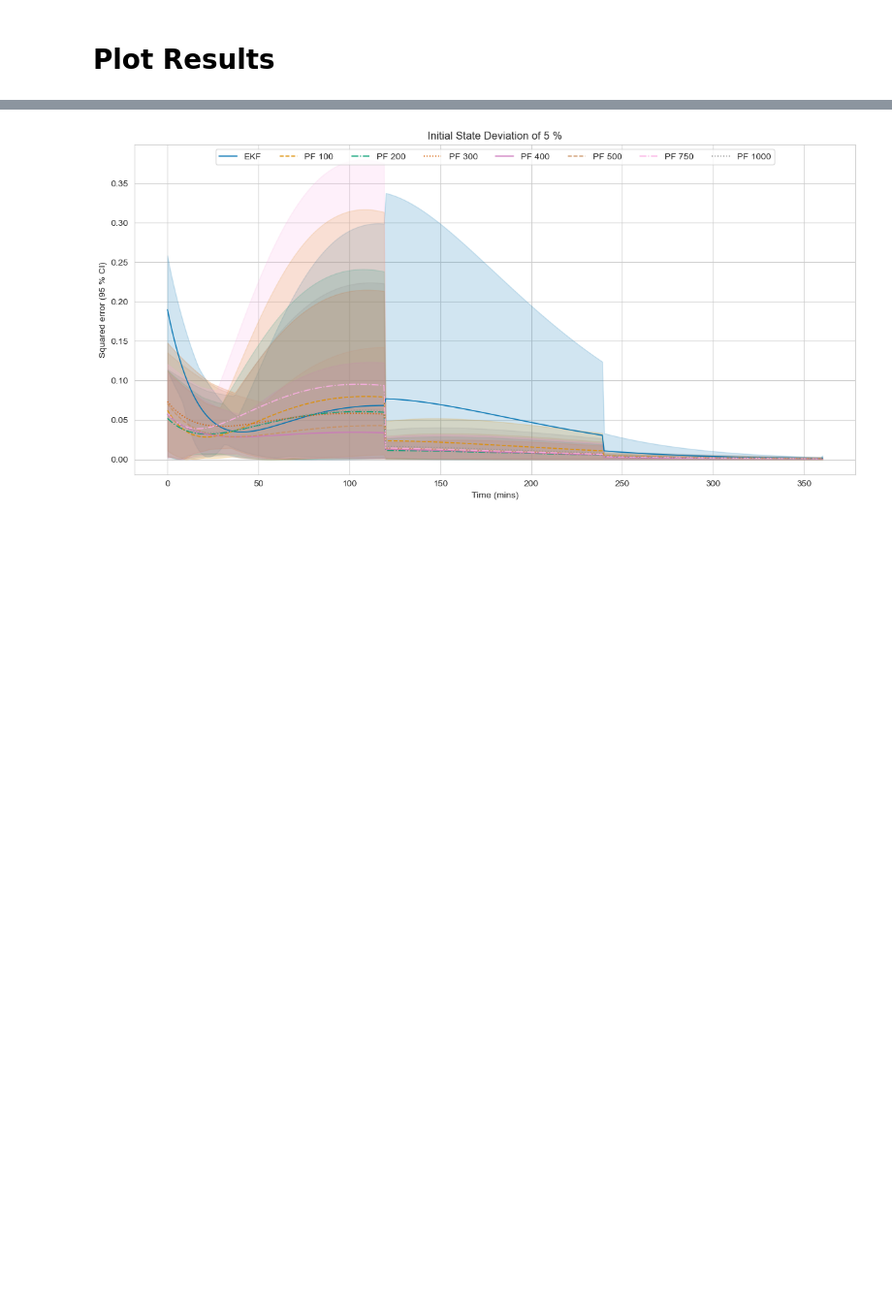
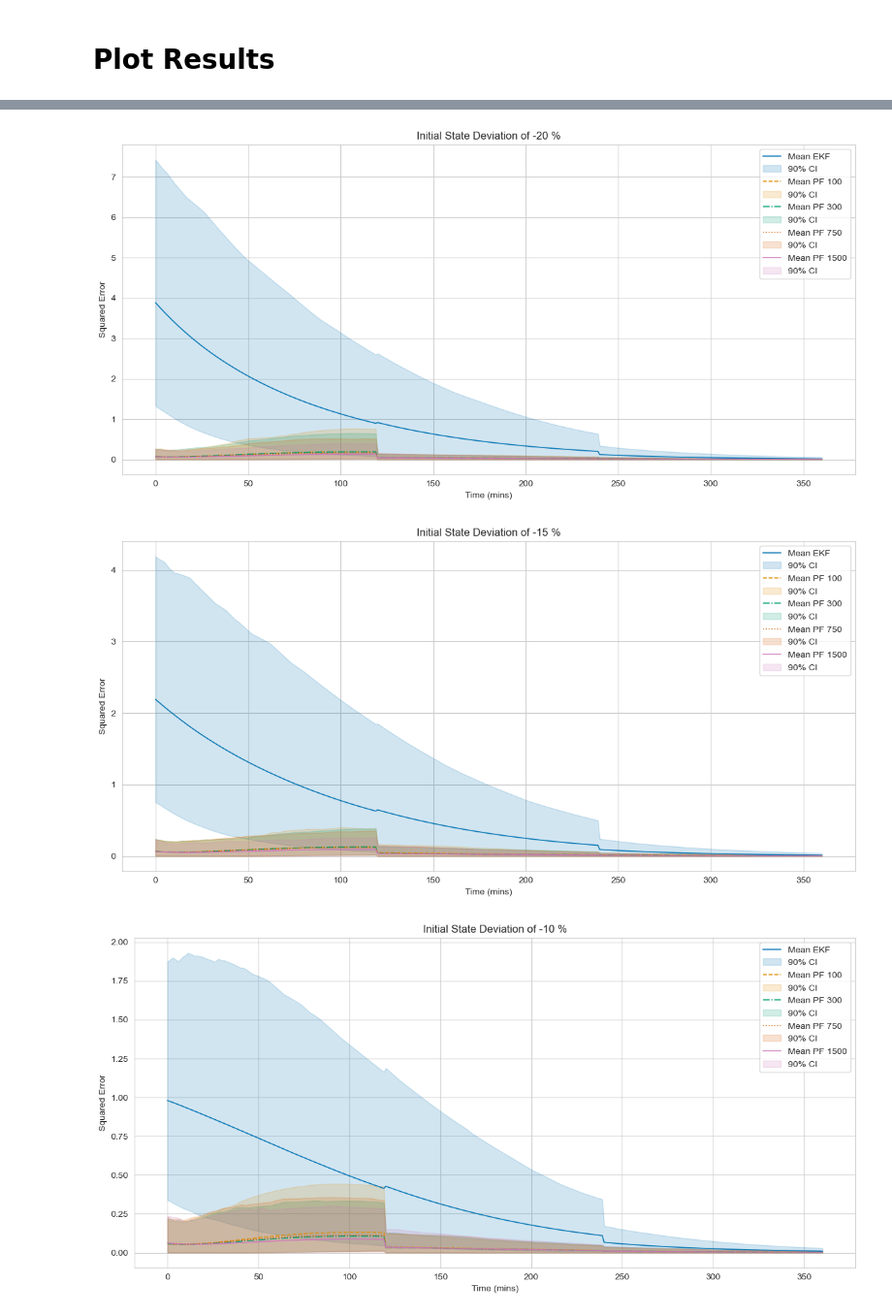
Before and after one commit to mlmulv/Thesis-Code, a Jupyter notebook: notebooks/03_Estimator_Comparison.ipynb, the cells around one changed output, grey strips where cells are left out. Shown at 97% size. Cells and saved outputs as stored; diff of their text form; code cells hidden in the pictures; blank space fills up the shorter version.

```diff
--- a/notebooks/03_Estimator_Comparison.ipynb
+++ b/notebooks/03_Estimator_Comparison.ipynb
@@ -34,6 +34,7 @@ CI = cfg[curr_module]["CI"]
 converge_time = cfg[curr_module]["converge_time"]
 deviations = cfg[curr_module]["deviations"]
 dev_perc = cfg[curr_module]["dev_perc"]
+plot_particles_idx = cfg[curr_module]["plot_particles_idx"]
 num_deviations = len(deviations)
 # %% [markdown]
 # Plot Results
@@ -55,32 +56,42 @@ sns.barplot(df, x="Estimator", y="Time to run (s)", ax=ax)
 # %%
 for j in range(num_deviations):
-    mean_err = np.mean(error_arr_03[j, :, :], axis=1)
-    ci_low = np.percentile(error_arr_03[j, :, :], low_perc, axis=1)
-    ci_high = np.percentile(error_arr_03[j, :, :], high_perc, axis=1)
+    mean_err = np.mean(error_arr_03[j, :, :, :], axis=1)
+    ci_low = np.percentile(error_arr_03[j, :, :, :], low_perc, axis=1)
+    ci_high = np.percentile(error_arr_03[j, :, :, :], high_perc, axis=1)
     time = np.arange(mean_err.shape[1])
-    num_plots = len(filters)  # 5 per subplot
+    num_plots = len(plot_particles_idx)  # 5 per subplot
     num_filters = len(filters)
     palette = sns.color_palette("colorblind", num_filters)
 
     # fig, ax = plt.subplots(2,1, sharex='col', sharey=True, figsize=(12,5))
     fig, ax = plt.subplots(figsize=(12, 6))
 
     for i in range(num_plots):
+        plot_idx = plot_particles_idx[i]
         ax.plot(
             time,
-            mean_err[i],
+            mean_err[plot_idx],
             color=palette[i],
             linewidth=1.2,
             alpha=0.95,
             linestyle=["-", "--", "-.", ":"][i % 4],
-            label=f"{filters[i]}",
+            label=f"Mean {filters[plot_idx]}",
         )
-        ax.fill_between(time, ci_low[i], ci_high[i], color=palette[i], alpha=0.18)
-    ax.set_ylabel(f"Squared error ({CI} % CI)")
-    ax.legend(loc="upper center", ncols=num_plots)
+        ax.fill_between(
+            time,
+            ci_low[plot_idx],
+            ci_high[plot_idx],
+            color=palette[i],
+            alpha=0.18,
+            label=f"{CI}% CI",
+        )
+    ax.set_ylabel("Squared Error")
+    ax.legend(loc="best")
     ax.set_xlabel("Time (mins)")
     ax.set_title(f"Initial State Deviation of {dev_perc[j]} %")
 
     fig.tight_layout()
 # %% [output]
-[figure, old version]
+[figure, new version]
+[figure, added]
+[figure, added]
```
Also changed, not shown: parts of 6 cells of this notebook, 5 other files.
